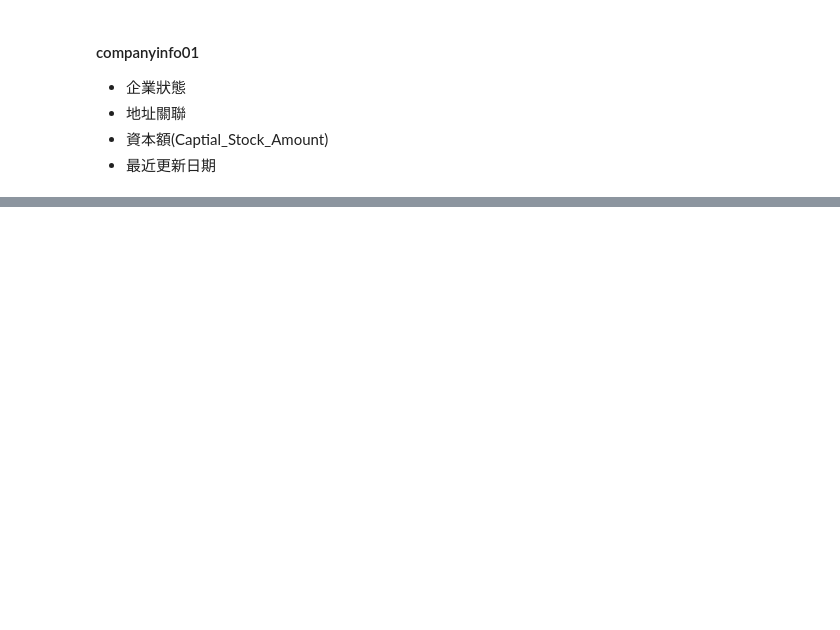
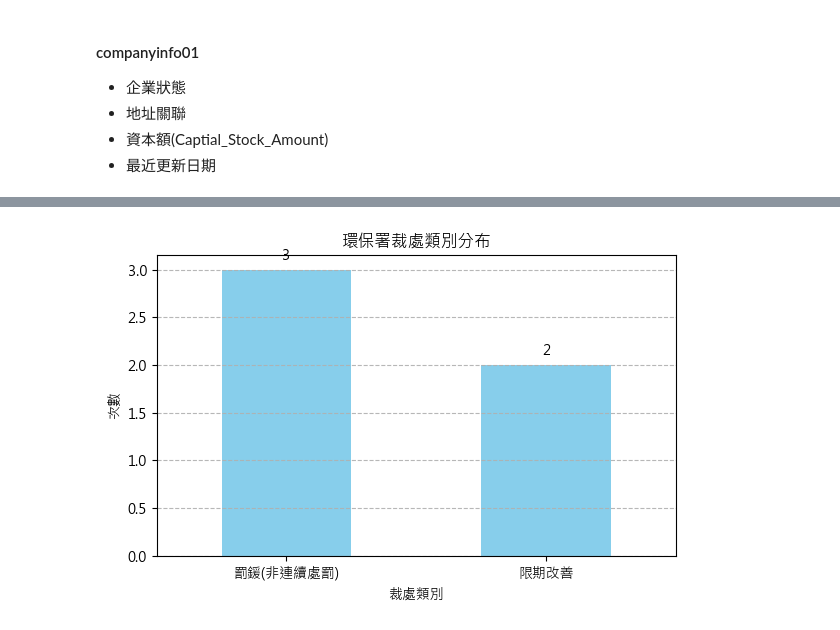
Before and after one commit to YFYDataTeam/credit_investigation, a Jupyter notebook: test1.ipynb, the cells around one changed output, grey strips where cells are left out. Cells and saved outputs as stored; diff of their text form; code cells hidden in the pictures; blank space fills up the shorter version.

```diff
--- a/test1.ipynb
+++ b/test1.ipynb
@@ -91,0 +181,5 @@ company_captial
+# %%
+# penaltykind分布
+cat_value_count_bar_plot(df_epa, 'penaltykind', 'skyblue', '環保署裁處類別分布', '裁處類別', '次數')
+# %% [output]
+[figure, added]
```
Also changed, not shown: parts of 23 cells of this notebook, 8 other files.
